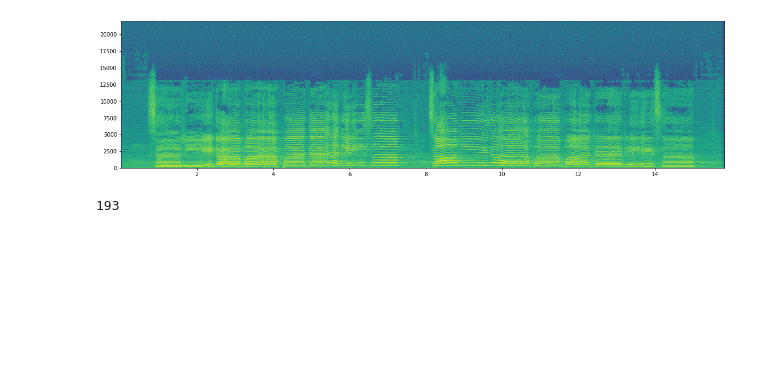
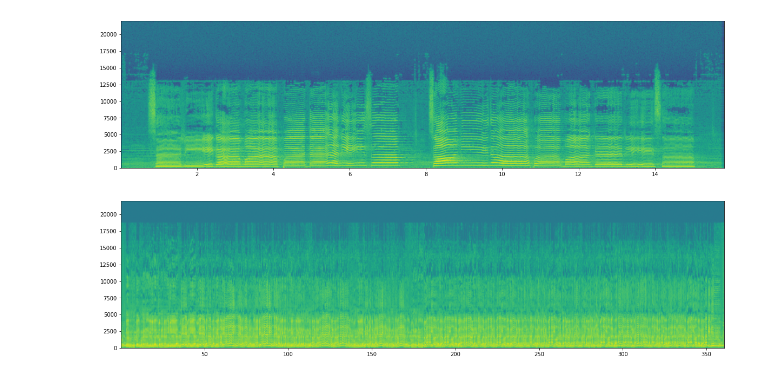
Before and after one commit to Kodhandarama/Audio_Analysis, a Jupyter notebook: pitch_contour.ipynb, the cells around one changed output. Cells and saved outputs as stored; diff of their text form; code cells hidden in the pictures; blank space fills up the shorter version.

```diff
--- a/pitch_contour.ipynb
+++ b/pitch_contour.ipynb
@@ -223,7 +172,7 @@ class Audio:
 shankarabarana = Audio('/content/drive/My Drive/Projects/AA/Music dataset/Raga_Surabhi_3.wav')
 # %% [output]
 [figure]
-# %%
-shankarabarana.tonic()
-# %% [output]
-193
+# %%
+rkm = Audio('/content/drive/My Drive/Projects/AA/Music dataset/Audio/223580__gopalkoduri__carnatic-varnam-by-ramakrishnamurthy-in-abhogi-raaga.mp3')
+# %% [output]
+[figure, added]
```
Also changed, not shown: parts of 11 cells of this notebook.
